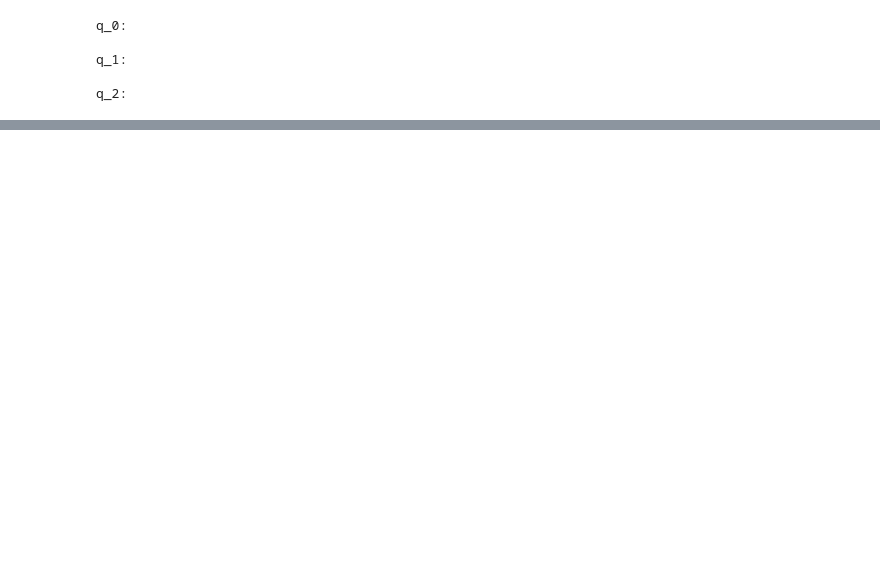
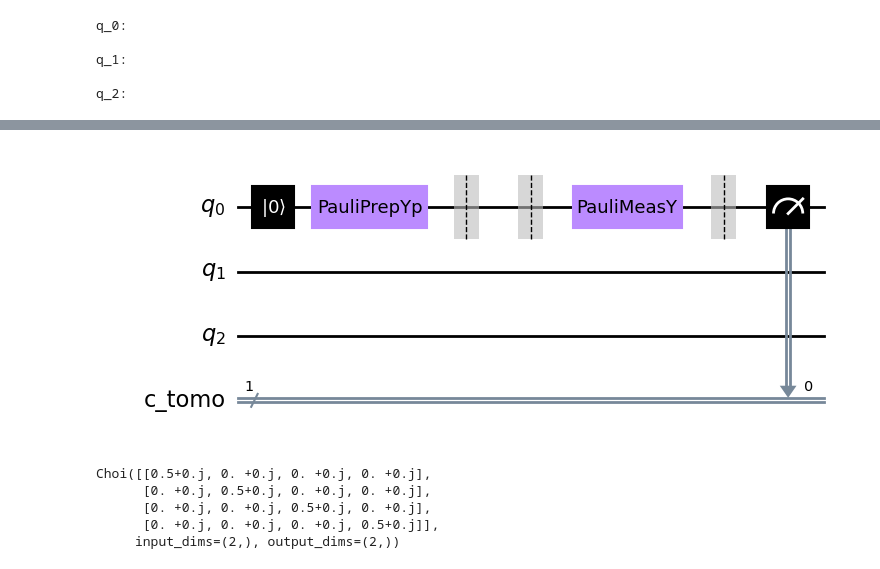
Before and after one commit to tbasile/Una-Rotacion-Parametrizada, a Jupyter notebook: Codigo/pruebas.ipynb, the cells around one changed output, grey strips where cells are left out. Saved outputs shown, nothing was run; the diff lists cells and outputs as text; code cells hidden in the pictures; blank space fills up the shorter version.

```diff
--- a/Codigo/pruebas.ipynb
+++ b/Codigo/pruebas.ipynb
@@ -58,3 +174,5 @@ q_2:
 # %%
-qpt_circs = process_tomography_circuits(circ,[0],prepared_qubits=[0])
+qpt_circs = ProcessTomography(circ,measurement_indices=[0],
+                              preparation_indices=[0])
+qpt_circs.circuits()[0]
 # %% [output]
@@ -61,0 +180,4 @@ TypeError: unsupported operand type(s) for +=: 'QuantumCircuit' and 'QuantumCirc
+# %%
+circuitos =qpt_circs.circuits()
+print(len(circuitos))
+res = correr_circs('ibmq_lima',circuitos,'',False,0)
@@ -61,0 +341,12 @@ TypeError: unsupported operand type(s) for +=: 'QuantumCircuit' and 'QuantumCirc
+# %%
+circuitos[11].draw("mpl")
+# %% [output]
+[figure, added]
+# %%
+choi_objetivo([0,0,0])
+# %% [output]
+Choi([[0.5+0.j, 0. +0.j, 0. +0.j, 0. +0.j],
+      [0. +0.j, 0.5+0.j, 0. +0.j, 0. +0.j],
+      [0. +0.j, 0. +0.j, 0.5+0.j, 0. +0.j],
+      [0. +0.j, 0. +0.j, 0. +0.j, 0.5+0.j]],
+     input_dims=(2,), output_dims=(2,))
```
Also changed, not shown: parts of 11 cells of this notebook, 8 other files.
